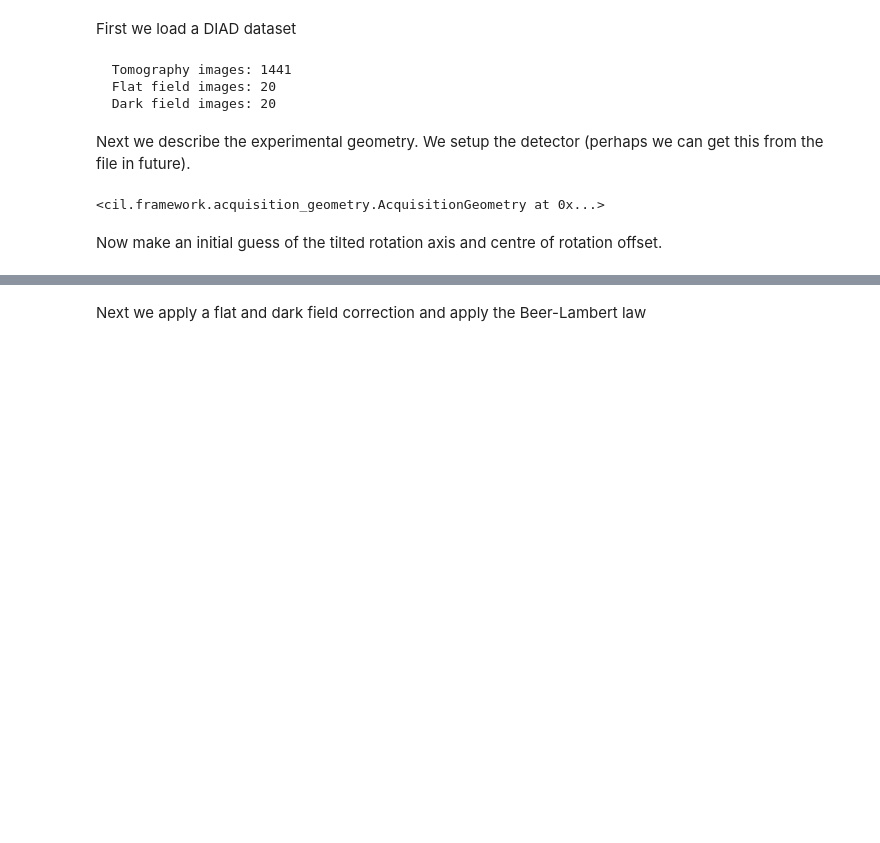
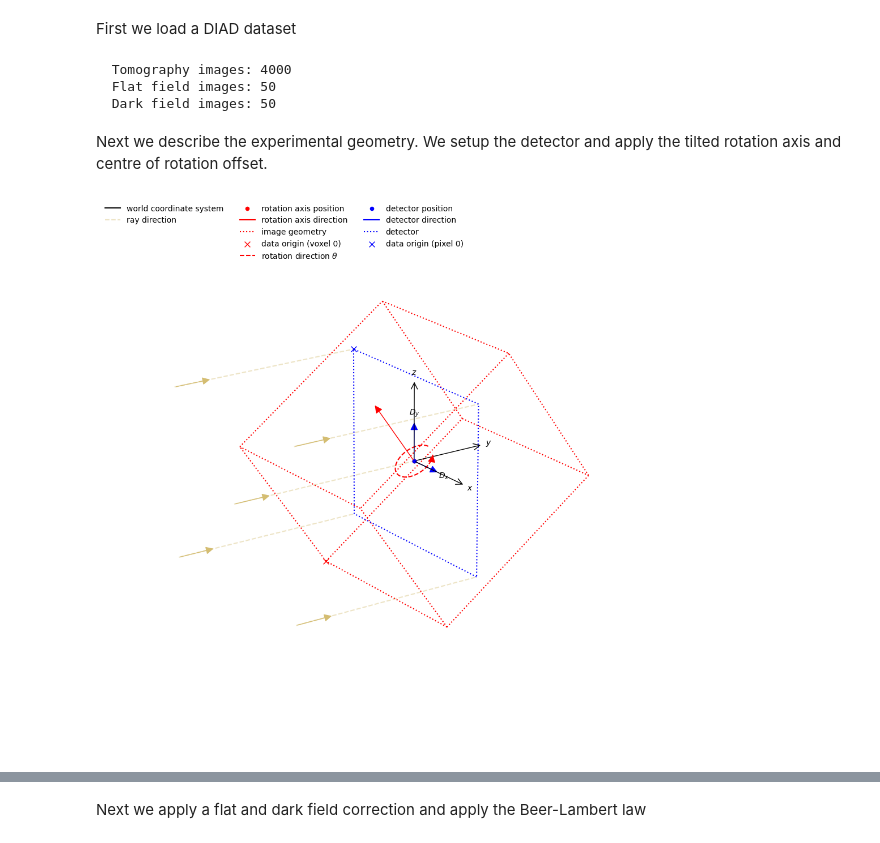
Before and after one commit to TomographicImaging/CCPi-Diamond-Laminography, a Jupyter notebook: laminography_automatic_alignment.ipynb, the cells around one changed output, grey strips where cells are left out. Saved outputs shown, nothing was run; the diff lists cells and outputs as text; code cells hidden in the pictures; blank space fills up the shorter version.

```diff
--- a/laminography_automatic_alignment.ipynb
+++ b/laminography_automatic_alignment.ipynb
@@ -33,32 +34,46 @@ from scipy.spatial.transform import Rotation as R
 # %% [markdown]
 First we load a DIAD dataset
-# %%
-data = HDF5_utilities.read(file_path, '/entry/imaging/data')
-image_key = HDF5_utilities.read(file_path, '/entry/instrument/EtherCAT/image_key')
-angles = HDF5_utilities.read(file_path, '/entry/imaging_sum/smaract_zrot')
-
-unique_keys, counts = np.unique(image_key, return_counts=True)
-for key, count in zip(unique_keys, counts):
-    key_type = {0: "Tomography", 1: "Flat field", 2: "Dark field"}.get(key, f"Unknown ({key})")
-    print(f"  {key_type} images: {count}")
-
-flat_fields = data[np.where(image_key == 1)[0]]
-dark_fields = data[np.where(image_key == 2)[0]]
-projections = data[np.where(image_key == 0)[0]]
-projection_angles = angles[np.where(image_key == 0)[0]]
-# %% [output]
-  Tomography images: 1441
-  Flat field images: 20
-  Dark field images: 20
+# %%
+image_key = HDF5_utilities.read(filename=file_path, dset_path='entry/instrument/imaging/image_key')
+
+unique_keys, counts = np.unique(image_key, return_counts=True)
+for key, count in zip(unique_keys, counts):
+    key_type = {0: "Tomography", 1: "Flat field", 2: "Dark field"}.get(key, f"Unknown ({key})")
+    print(f"  {key_type} images: {count}")
+
+data = HDF5_utilities.read(filename=file_path, dset_path='/entry/imaging/data', source_sel=(image_key == 0,))
+flat = HDF5_utilities.read(filename=file_path, dset_path='/entry/imaging/data', source_sel=(image_key == 1,))
+dark = HDF5_utilities.read(filename=file_path, dset_path='/entry/imaging/data', source_sel=(image_key == 2,))
+
+angles = HDF5_utilities.read(filename=file_path, dset_path='/entry/imaging_sum/smaract_zrot_value_set')
+pixel_size_x = HDF5_utilities.read(filename=file_path, dset_path='/entry/tomo_entry/instrument/detector/x_pixel_size')
+pixel_size_y = HDF5_utilities.read(filename=file_path, dset_path='/entry/tomo_entry/instrument/detector/y_pixel_size')
+# %% [output]
+  Tomography images: 4000
+  Flat field images: 50
+  Dark field images: 50
 # %% [markdown]
-Next we describe the experimental geometry. We setup the detector (perhaps we can get this from the file in future).
+Next we describe the experimental geometry. We setup the detector and apply the tilted rotation axis and centre of rotation offset.
 # %%
-ag = AcquisitionGeometry.create_Parallel3D(units="microns")
-ag.set_panel(num_pixels=[projections.shape[2], projections.shape[1]],
-        origin='top-left',
-        pixel_size=detector_pixel_size)
-ag.set_angles(projection_angles)
+tilt_direction_vector=np.array([1, 0, 0])
+original_rotation_axis=np.array([0, 0, 1])
+
+rotation_matrix = R.from_rotvec(np.deg2rad(tilt) * tilt_direction_vector)
+tilted_rotation_axis = rotation_matrix.apply(original_rotation_axis)
+
+ag = AcquisitionGeometry.create_Parallel3D(rotation_axis_direction=tilted_rotation_axis)
+ag.set_angles(angles[image_key==0,])
+ag.set_panel([data.shape[2], data.shape[1]],
+             pixel_size = (pixel_size_x, pixel_size_y),
+             origin='top-left')
+
+ag.set_centre_of_rotation(offset=cor, distance_units='pixels')
+
+
+ag.config.system.rotation_axis.direction = tilted_rotation_axis
+
+show_geometry(ag)
+
+data = AcquisitionData(data, geometry=ag)
 # %% [output]
-<cil.framework.acquisition_geometry.AcquisitionGeometry at 0x...>
+[figure, added]
-# %% [markdown]
-Now make an initial guess of the tilted rotation axis and centre of rotation offset.
```
Also changed, not shown: parts of 20 cells of this notebook, 4 other files.
